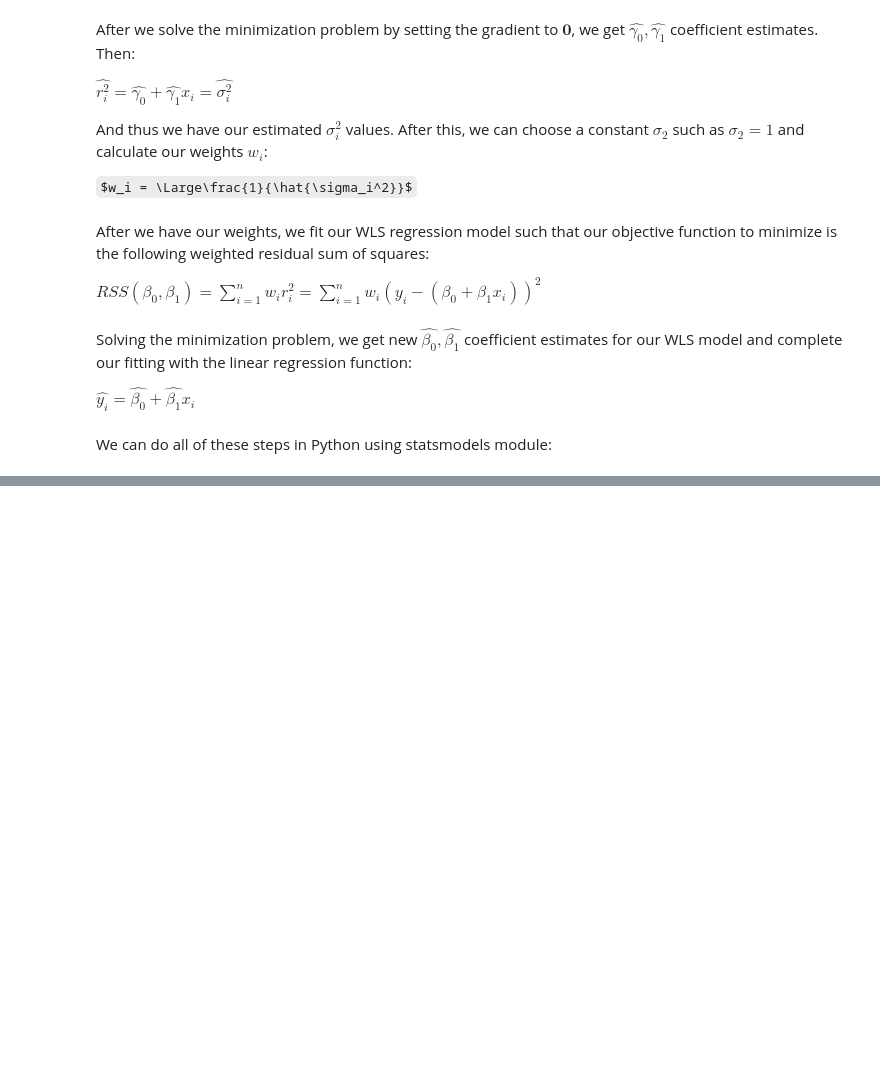
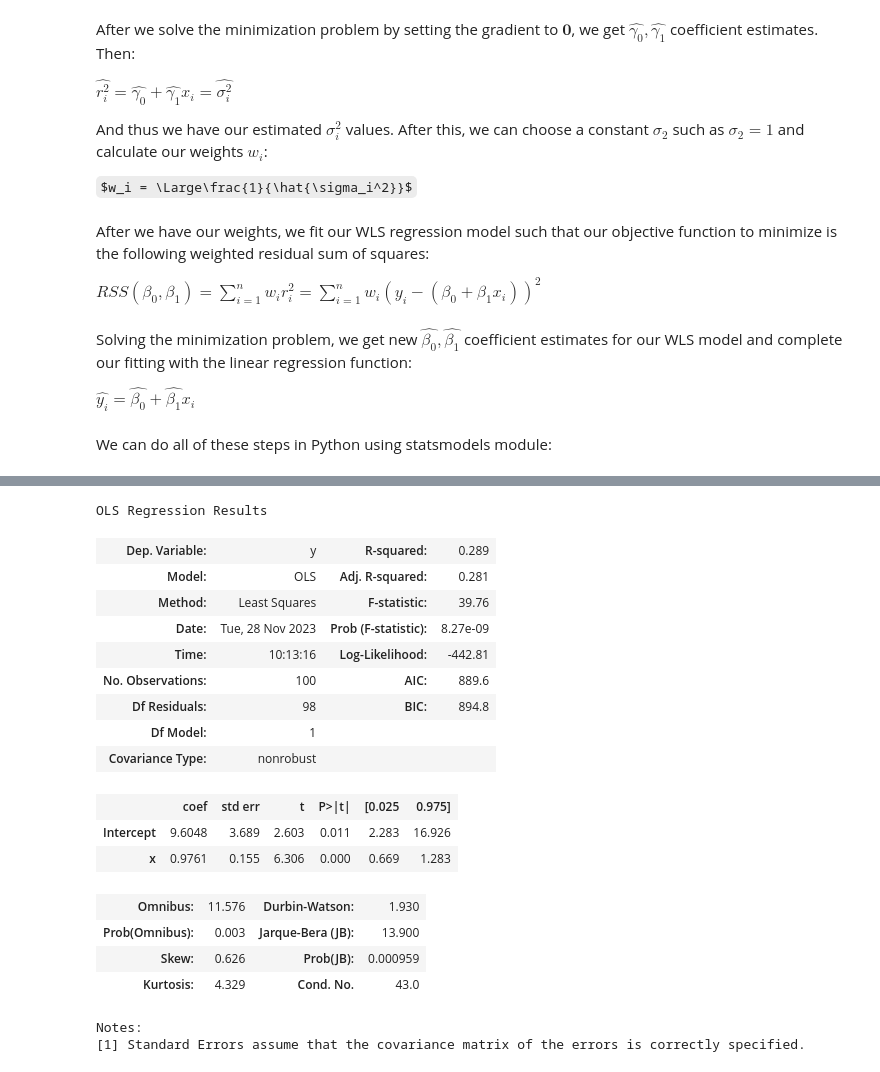
Before and after one commit to adevrent/wqu_mscfe, a Jupyter notebook: Financial Econometrics/GWP1/Heteroscedasticity_code.ipynb, the cells around one changed output, grey strips where cells are left out. Saved outputs shown, nothing was run; the diff lists cells and outputs as text; code cells hidden in the pictures; some formulas as TeX source; blank space fills up the shorter version.

```diff
--- a/Financial Econometrics/GWP1/Heteroscedasticity_code.ipynb
+++ b/Financial Econometrics/GWP1/Heteroscedasticity_code.ipynb
@@ -229,0 +231,9 @@ import statsmodels.stats.api as sms
+# %%
+random.seed(314)  # fix seed for reproducibility purposes
+# Generate the same x and y values we used for Breusch-Pagan test
+x_arr = [random.uniform(0, 50) for i in range(100)]
+y_arr = genyValues(x_arr, lambda x: 20*x, 10, 1)
+
+# Combine them into a dataframe
+df = pd.DataFrame(np.array([x_arr, y_arr]).transpose(), columns=["x", "y"])
+df.head()
@@ -229,0 +247,24 @@ import statsmodels.stats.api as sms
+# %%
+# Preliminary OLS regression to get residuals for weights
+model_ols = smf.ols("y ~ x", df).fit()
+model_ols.summary()  # Note that R^2 = 0.289
+# %% [output]
+OLS Regression Results
+| Dep. Variable: | y | R-squared: | 0.289 |
+| Model: | OLS | Adj. R-squared: | 0.281 |
+| Method: | Least Squares | F-statistic: | 39.76 |
+| Date: | Tue, 28 Nov 2023 | Prob (F-statistic): | 8.27e-09 |
+| Time: | 10:13:16 | Log-Likelihood: | -442.81 |
+| No. Observations: | 100 | AIC: | 889.6 |
+| Df Residuals: | 98 | BIC: | 894.8 |
+| Df Model: | 1 |  |  |
+| Covariance Type: | nonrobust |  |  |
+|  | coef | std err | t | P>|t| | [0.025 | 0.975] |
+| Intercept | 9.6048 | 3.689 | 2.603 | 0.011 | 2.283 | 16.926 |
+| x | 0.9761 | 0.155 | 6.306 | 0.000 | 0.669 | 1.283 |
+| Omnibus: | 11.576 | Durbin-Watson: | 1.930 |
+| Prob(Omnibus): | 0.003 | Jarque-Bera (JB): | 13.900 |
+| Skew: | 0.626 | Prob(JB): | 0.000959 |
+| Kurtosis: | 4.329 | Cond. No. | 43.0 |
+Notes:
+[1] Standard Errors assume that the covariance matrix of the errors is correctly specified.
```
Also changed, not shown: parts of 4 cells of this notebook.
